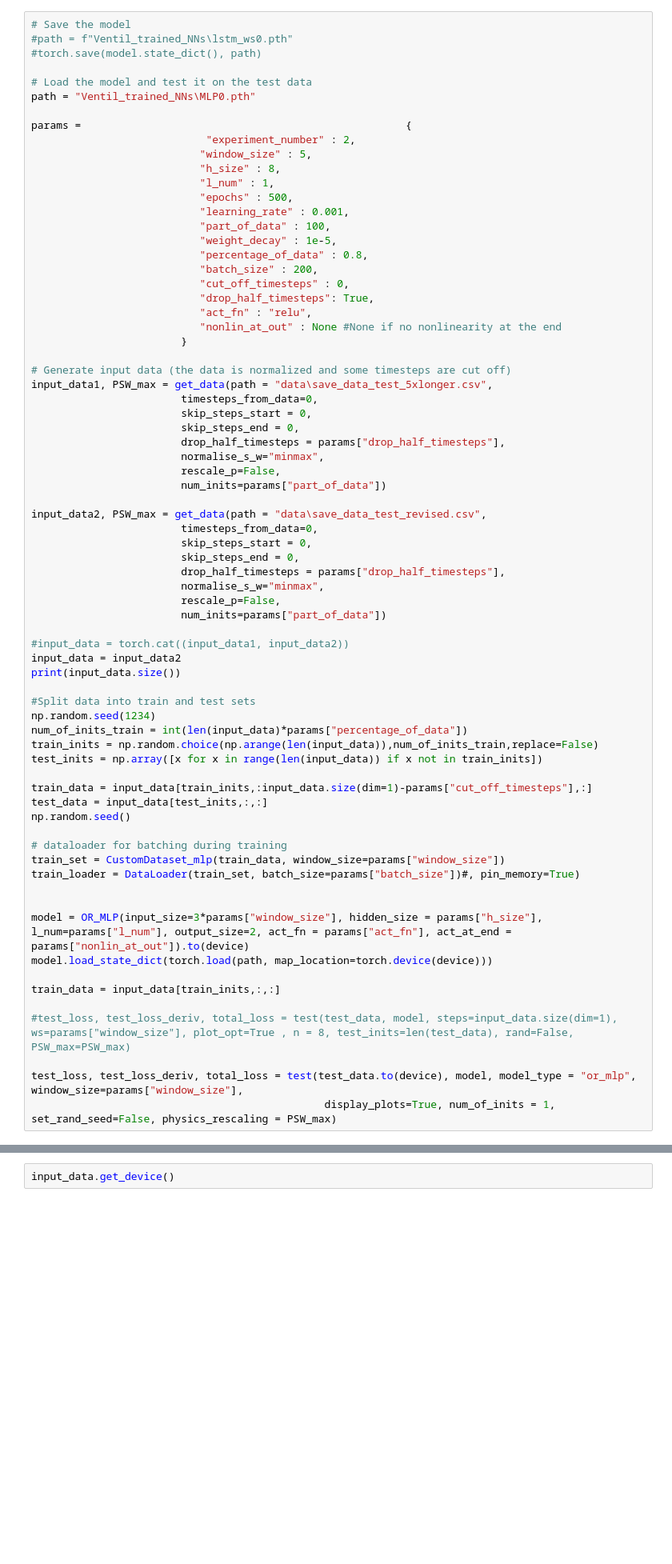
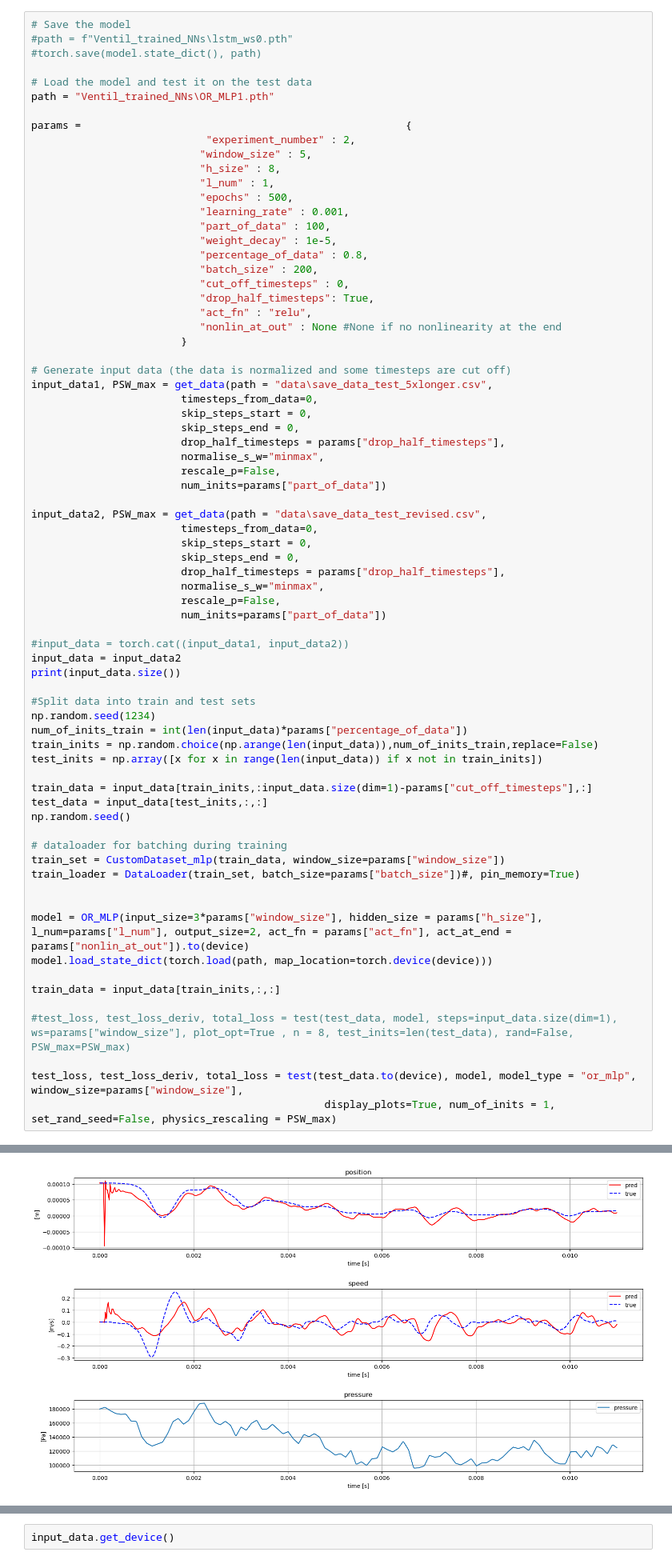
Before and after one commit to Gandalf3141/ventil_lstm, a Jupyter notebook: internal testing OR_MLP.ipynb, the cells around one changed output, grey strips where cells are left out. Shown: that part at 80% size. Cells and saved outputs as stored; diff of their text form; blank space fills up the shorter version.

```diff
--- a/internal testing OR_MLP.ipynb
+++ b/internal testing OR_MLP.ipynb
@@ -30,7 +32,7 @@ visualise(data_tensor, num_inits=9000)
 #torch.save(model.state_dict(), path)
 
 # Load the model and test it on the test data
-path = "Ventil_trained_NNs\MLP0.pth"
+path = "Ventil_trained_NNs\OR_MLP1.pth"
 
 params =                                                    {
                             "experiment_number" : 2,
@@ -96,3 +98,4 @@ train_data = input_data[train_inits,:,:]
 
 test_loss, test_loss_deriv, total_loss = test(test_data.to(device), model, model_type = "or_mlp", window_size=params["window_size"],
                                                display_plots=True, num_of_inits = 1, set_rand_seed=False, physics_rescaling = PSW_max)
+# %% [output]
@@ -98,0 +103 @@ test_loss, test_loss_deriv, total_loss = test(test_data.to(device), model, model
+[figure, added]
```
Also changed, not shown: parts of 4 cells of this notebook, 8 other files.
